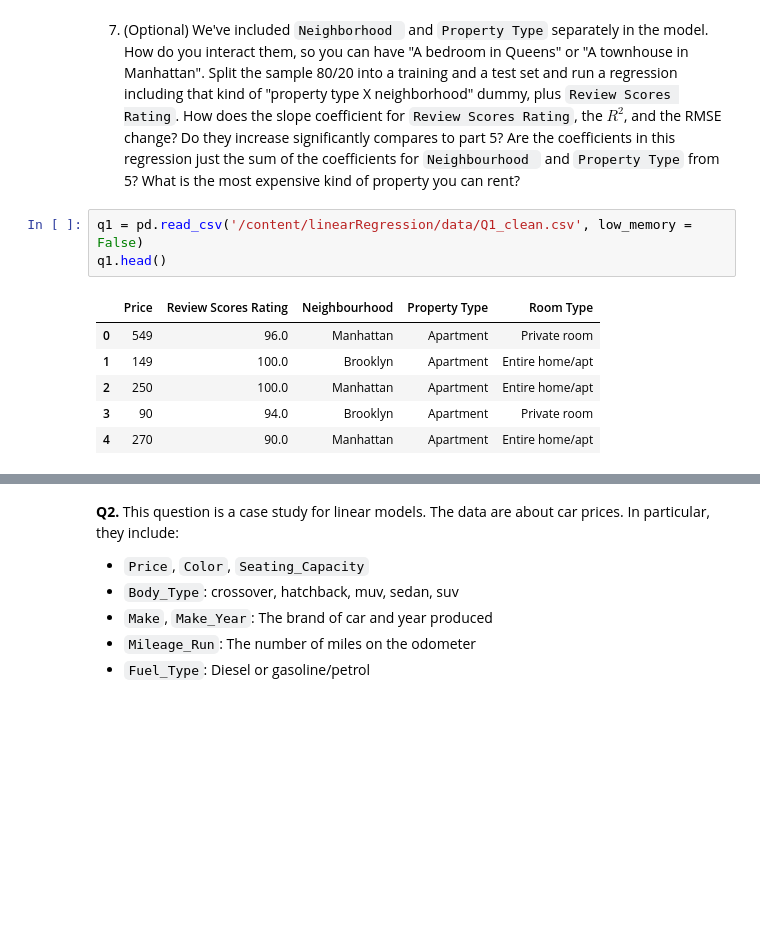
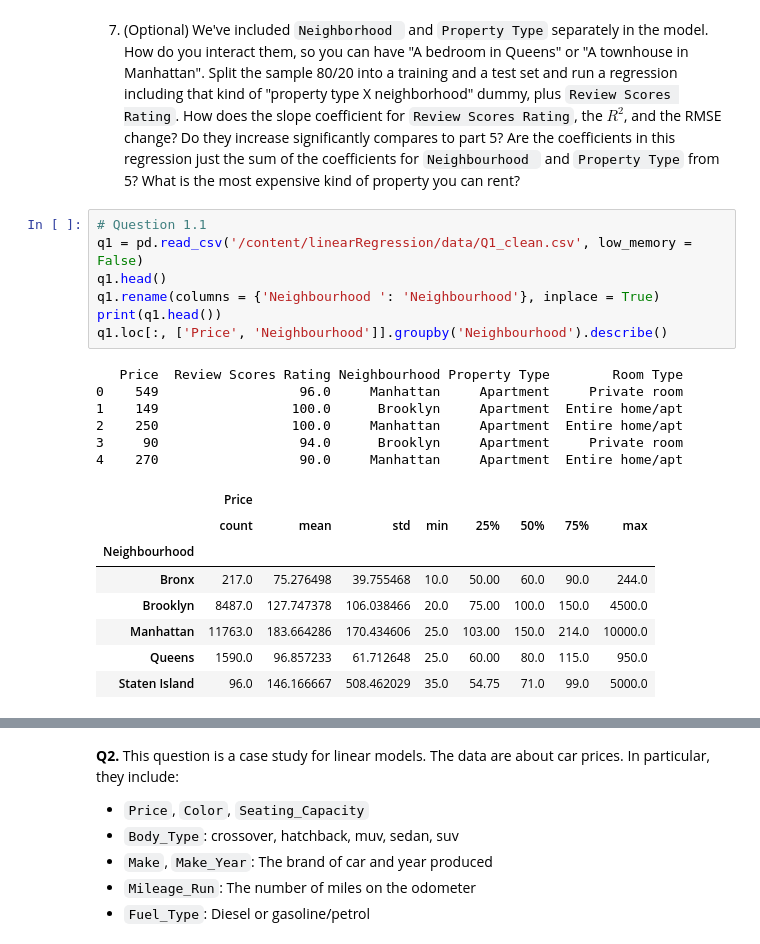
Before and after one commit to vrhughes/linearRegression, a Jupyter notebook: assignment.ipynb, the cells around one changed output, grey strips where cells are left out. Cells and saved outputs as stored; diff of their text form; blank space fills up the shorter version.

```diff
--- a/assignment.ipynb
+++ b/assignment.ipynb
@@ -51,12 +51,24 @@ What makes a model "linear"? "Linear"
 6. What does the coefficient on `Review Scores Rating` mean if it changes from part 4 to 5? Hint: Think about how multilple linear regression works.
 7. (Optional) We've included `Neighborhood ` and `Property Type` separately in the model. How do you interact them, so you can have "A bedroom in Queens" or "A townhouse in Manhattan". Split the sample 80/20 into a training and a test set and run a regression including that kind of "property type X neighborhood" dummy, plus `Review Scores Rating`. How does the slope coefficient for `Review Scores Rating`, the $R^2$, and the RMSE change? Do they increase significantly compares to part 5? Are the coefficients in this regression just the sum of the coefficients for `Neighbourhood ` and `Property Type` from 5? What is the most expensive kind of property you can rent?
 # %%
+# Question 1.1
 q1 = pd.read_csv('/content/linearRegression/data/Q1_clean.csv', low_memory = False)
 q1.head()
+q1.rename(columns = {'Neighbourhood ': 'Neighbourhood'}, inplace = True)
+print(q1.head())
+q1.loc[:, ['Price', 'Neighbourhood']].groupby('Neighbourhood').describe()
 # %% [output]
+   Price  Review Scores Rating Neighbourhood Property Type        Room Type
+0    549                  96.0     Manhattan     Apartment     Private room
+1    149                 100.0      Brooklyn     Apartment  Entire home/apt
+2    250                 100.0     Manhattan     Apartment  Entire home/apt
+3     90                  94.0      Brooklyn     Apartment     Private room
+4    270                  90.0     Manhattan     Apartment  Entire home/apt
-|  | Price | Review Scores Rating | Neighbourhood | Property Type | Room Type |
-| 0 | 549 | 96.0 | Manhattan | Apartment | Private room |
-| 1 | 149 | 100.0 | Brooklyn | Apartment | Entire home/apt |
-| 2 | 250 | 100.0 | Manhattan | Apartment | Entire home/apt |
-| 3 | 90 | 94.0 | Brooklyn | Apartment | Private room |
-| 4 | 270 | 90.0 | Manhattan | Apartment | Entire home/apt |
+|  | Price |  |  |  |  |  |  |  |
+|  | count | mean | std | min | 25% | 50% | 75% | max |
+| Neighbourhood |  |  |  |  |  |  |  |  |
+| Bronx | 217.0 | 75.276498 | 39.755468 | 10.0 | 50.00 | 60.0 | 90.0 | 244.0 |
+| Brooklyn | 8487.0 | 127.747378 | 106.038466 | 20.0 | 75.00 | 100.0 | 150.0 | 4500.0 |
+| Manhattan | 11763.0 | 183.664286 | 170.434606 | 25.0 | 103.00 | 150.0 | 214.0 | 10000.0 |
+| Queens | 1590.0 | 96.857233 | 61.712648 | 25.0 | 60.00 | 80.0 | 115.0 | 950.0 |
+| Staten Island | 96.0 | 146.166667 | 508.462029 | 35.0 | 54.75 | 71.0 | 99.0 | 5000.0 |
```
Also changed, not shown: parts of 11 cells of this notebook.
